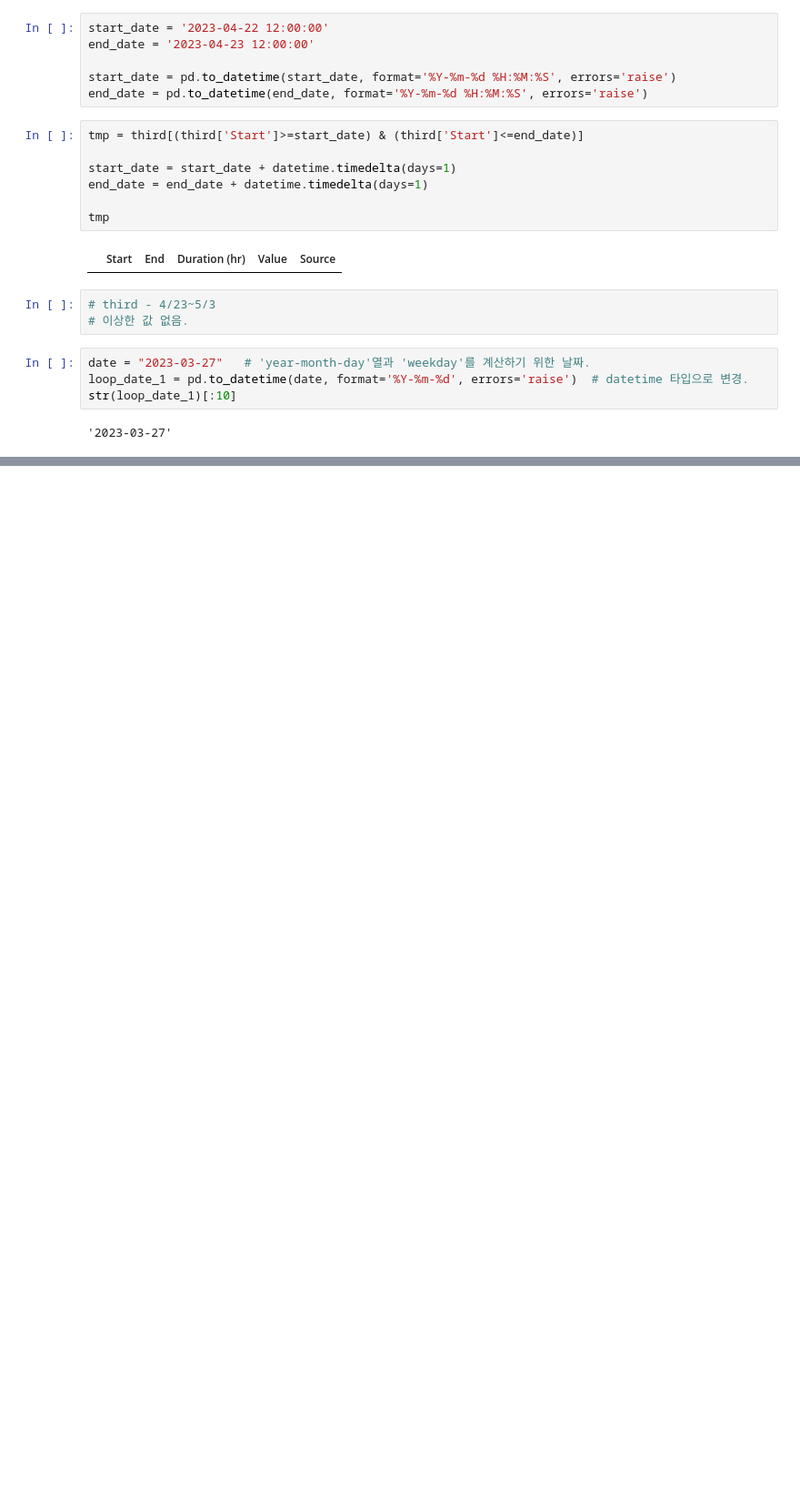
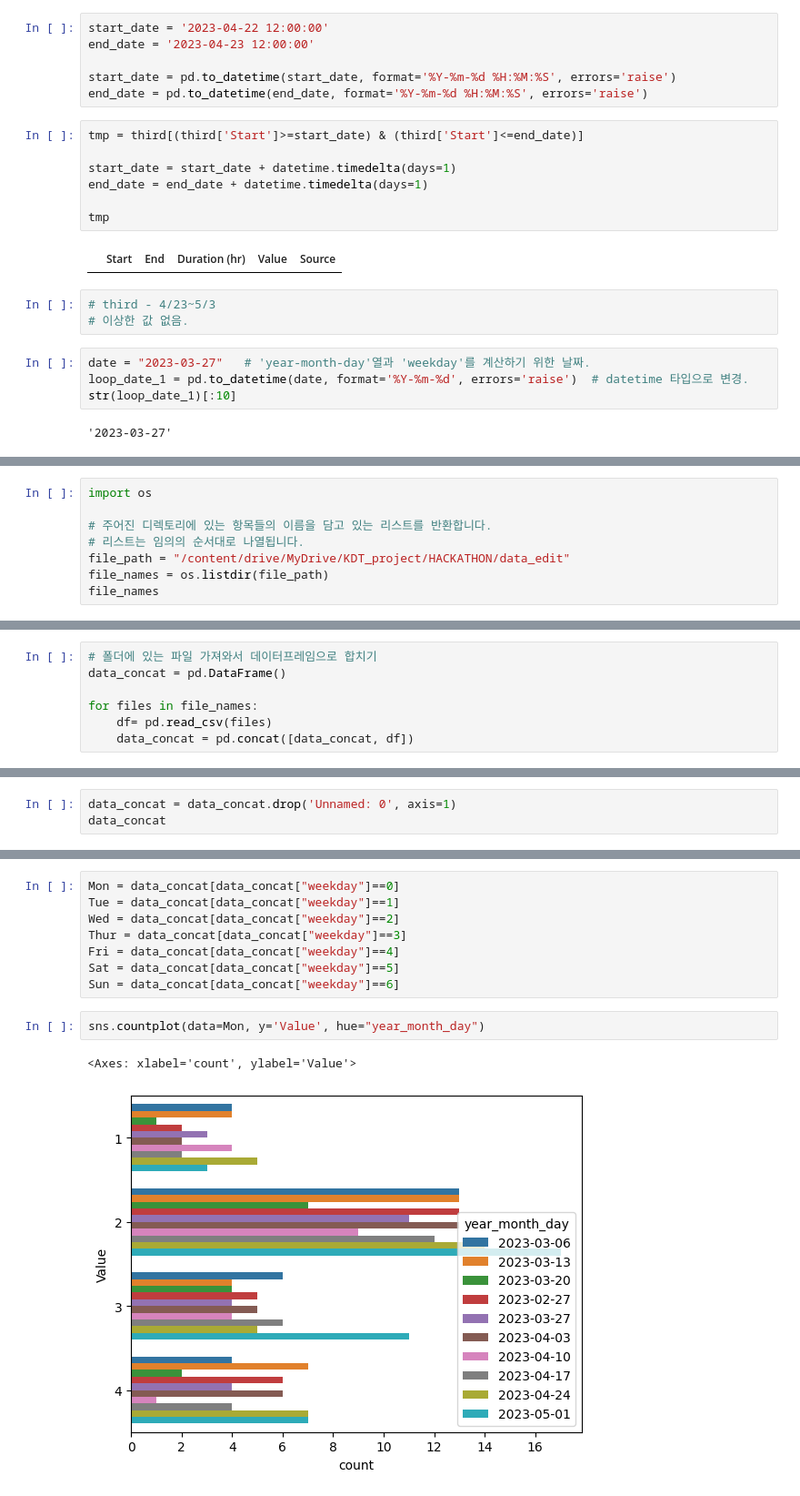
Before and after one commit to heejjj/Sleeping_Project, a Jupyter notebook: 데이터전처리.ipynb, the cells around one changed output, grey strips where cells are left out. Shown at 91% size. Cells and saved outputs as stored; diff of their text form; blank space fills up the shorter version.

Commit message:
sj 모든 데이터에 대한 전처리와 'year_month_day'열과 'weekday'열을 추가한 데이터

```diff
--- a/데이터전처리.ipynb
+++ b/데이터전처리.ipynb
@@ -1714,3 +1823,11 @@ for i in range(rep):
 
   loop_date_1 = loop_date_2
   d += 1
+# %%
+import os
+
+# 주어진 디렉토리에 있는 항목들의 이름을 담고 있는 리스트를 반환합니다.
+# 리스트는 임의의 순서대로 나열됩니다.
+file_path = "/content/drive/MyDrive/KDT_project/HACKATHON/data_edit"
+file_names = os.listdir(file_path)
+file_names
@@ -1716,0 +1856,7 @@ for i in range(rep):
+# %%
+# 폴더에 있는 파일 가져와서 데이터프레임으로 합치기
+data_concat = pd.DataFrame()
+
+for files in file_names:
+    df= pd.read_csv(files)
+    data_concat = pd.concat([data_concat, df])
@@ -1716,0 +1879,3 @@ for i in range(rep):
+# %%
+data_concat = data_concat.drop('Unnamed: 0', axis=1)
+data_concat
@@ -1716,0 +1907,13 @@ for i in range(rep):
+# %%
+Mon = data_concat[data_concat["weekday"]==0]
+Tue = data_concat[data_concat["weekday"]==1]
+Wed = data_concat[data_concat["weekday"]==2]
+Thur = data_concat[data_concat["weekday"]==3]
+Fri = data_concat[data_concat["weekday"]==4]
+Sat = data_concat[data_concat["weekday"]==5]
+Sun = data_concat[data_concat["weekday"]==6]
+# %%
+sns.countplot(data=Mon, y='Value', hue="year_month_day")
+# %% [output]
+<Axes: xlabel='count', ylabel='Value'>
+[figure, added]
```
Also changed, not shown: parts of 14 cells of this notebook.
